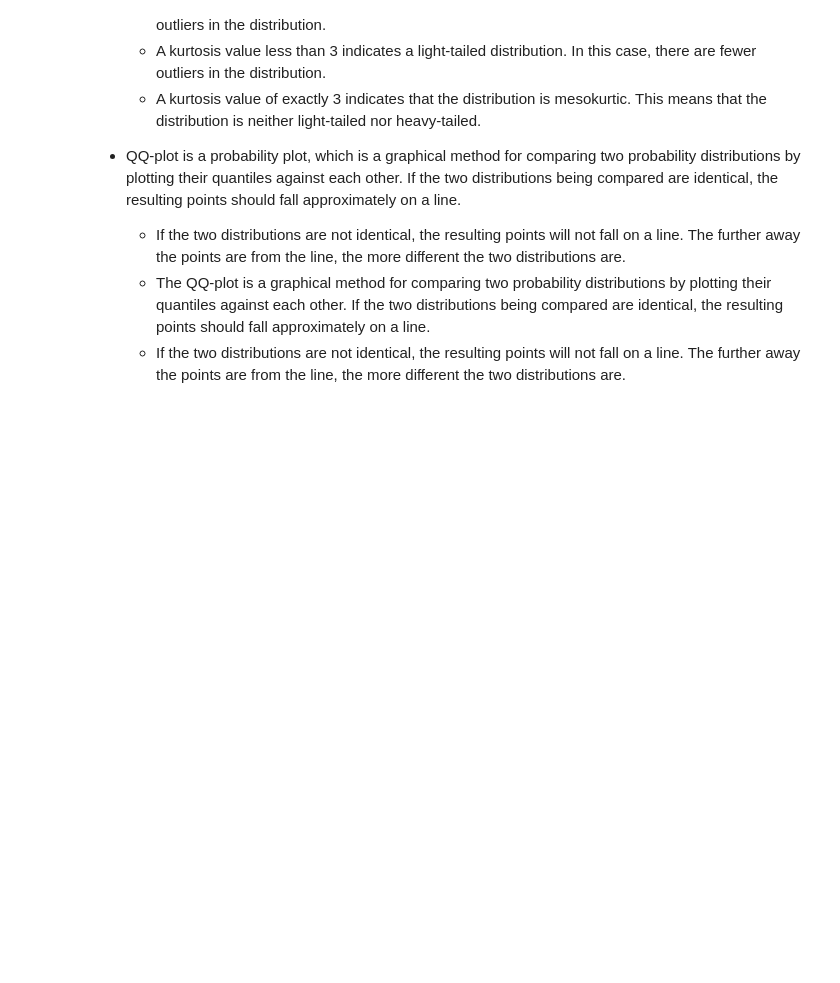
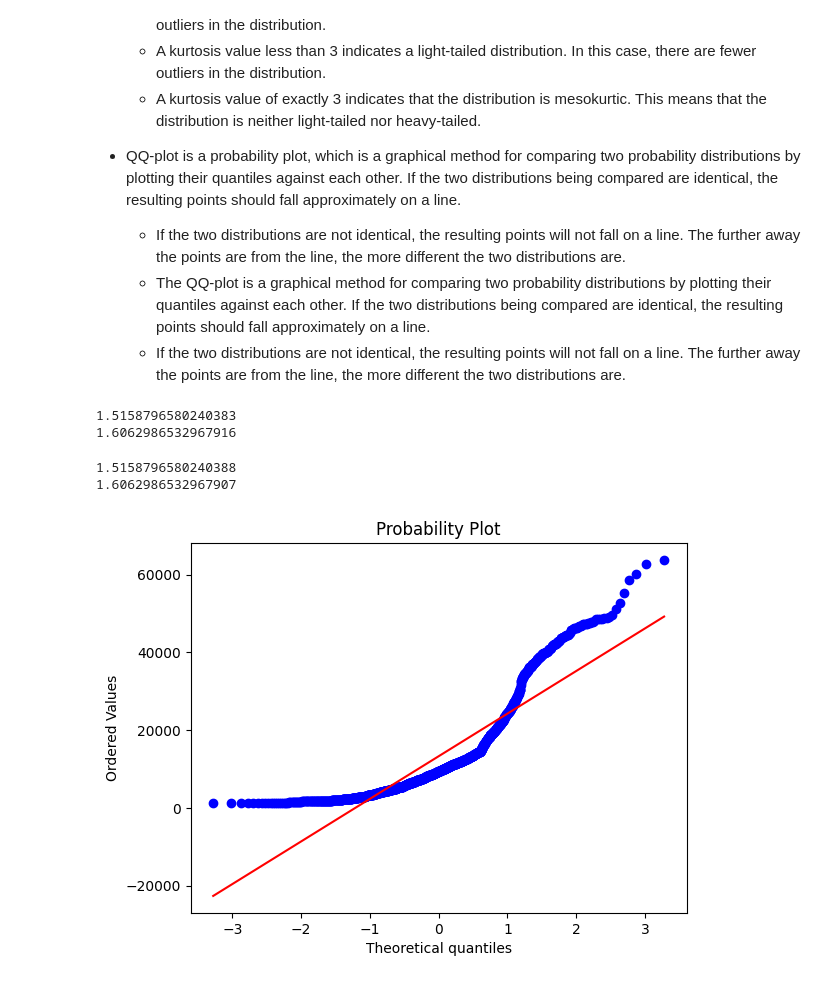
Before and after one commit to ron-ligsay/EDA, a Jupyter notebook: src/Learn EDA/Univariate stats.ipynb, the cells around one changed output. Drawn from its saved outputs; the diff is of its cells as text; code cells hidden in the pictures; blank space fills up the shorter version.

Commit message:
qq plot

```diff
--- a/src/Learn EDA/Univariate stats.ipynb
+++ b/src/Learn EDA/Univariate stats.ipynb
@@ -209,3 +209,28 @@ np.std(df.charges) # Based on the population
     * If the two distributions are not identical, the resulting points will not fall on a line. The further away the points are from the line, the more different the two distributions are.
     * The QQ-plot is a graphical method for comparing two probability distributions by plotting their quantiles against each other. If the two distributions being compared are identical, the resulting points should fall approximately on a line.
     * If the two distributions are not identical, the resulting points will not fall on a line. The further away the points are from the line, the more different the two distributions are.
+# %%
+from scipy.stats import kurtosis, skew
+
+# Based on the population
+print(skew(df.charges, bias=False))
+print(kurtosis(df.charges, bias=False))
+# %% [output]
+1.5158796580240383
+1.6062986532967916
+# %%
+# Based on the sample
+print(df.charges.skew())
+print(df.charges.kurtosis())
+# %% [output]
+1.5158796580240388
+1.6062986532967907
+# %%
+# QQ Plot
+import matplotlib.pyplot as plt
+import scipy.stats as stats
+
+stats.probplot(df.charges, dist="norm", plot=plt)
+plt.show()
+# %% [output]
+[figure, added]
```
